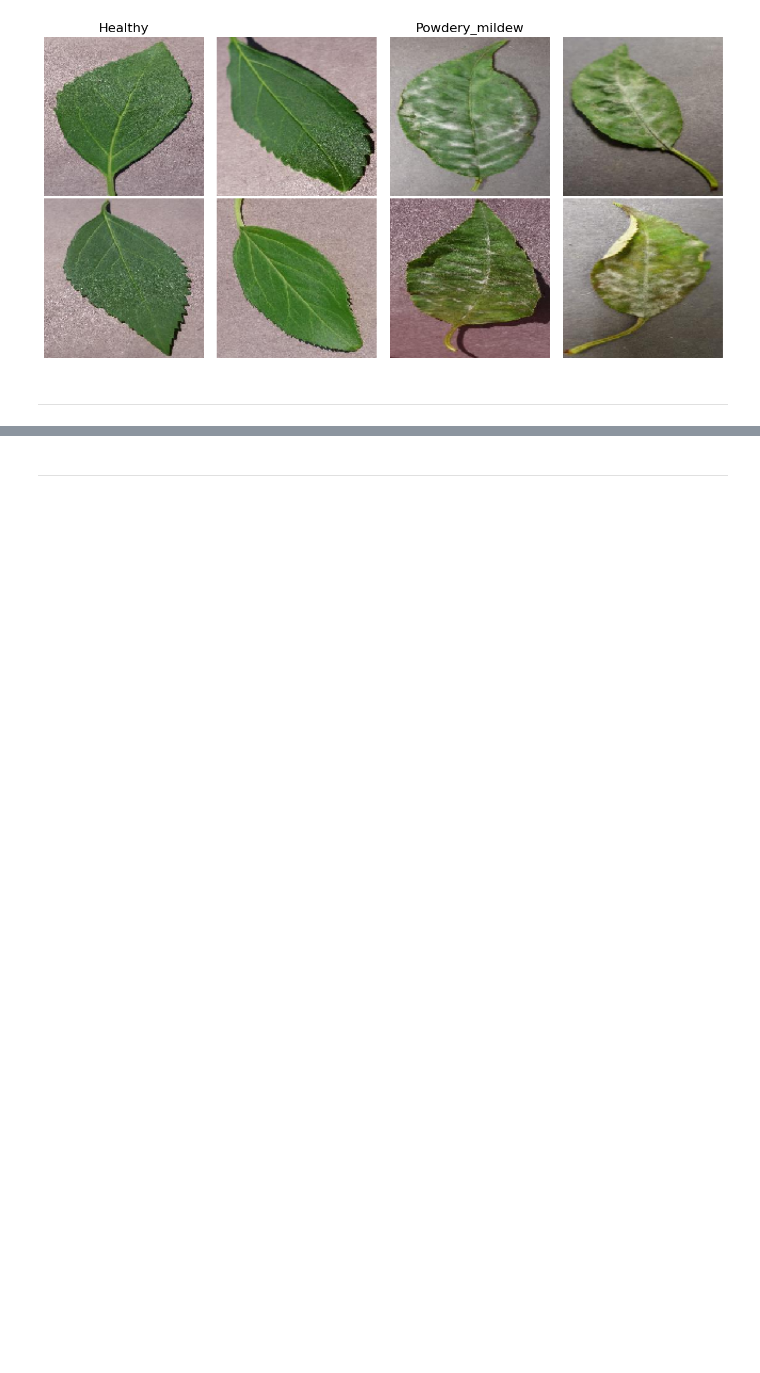
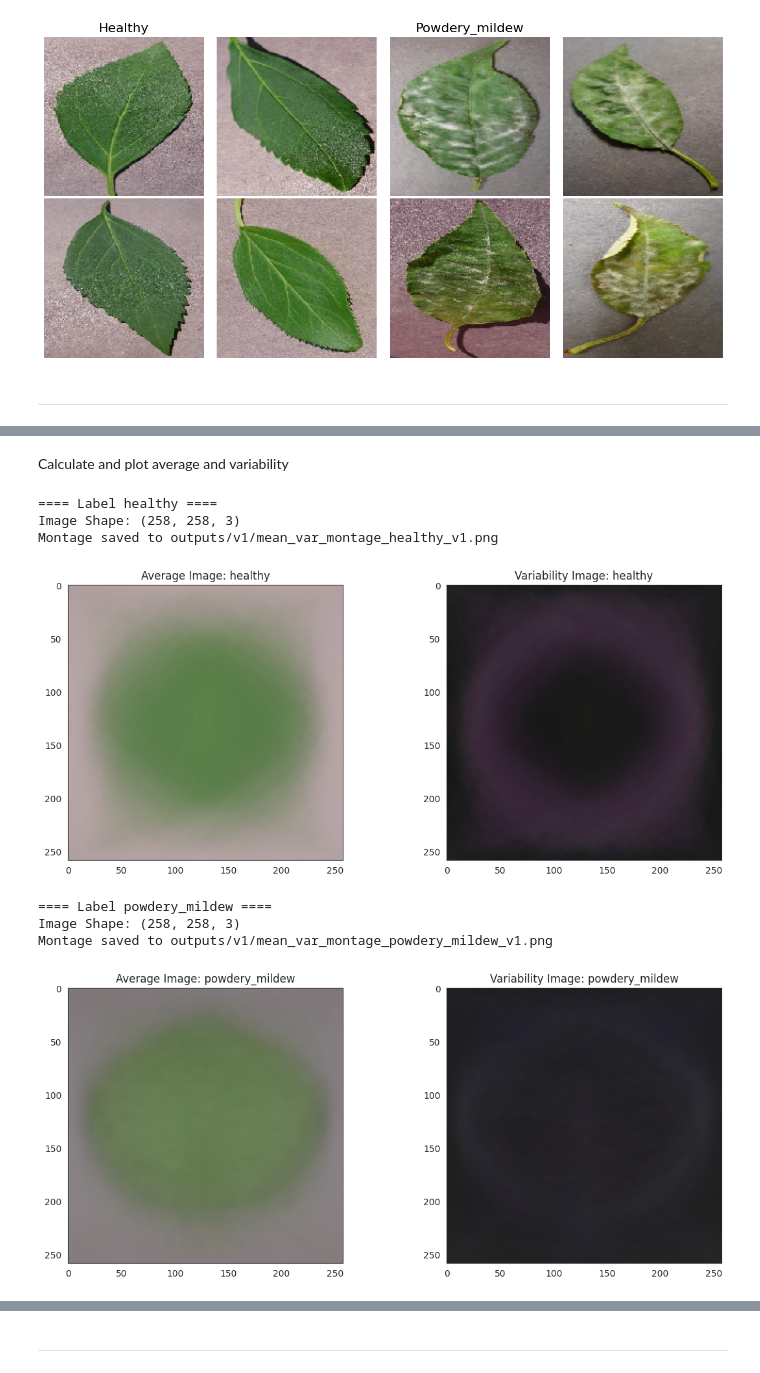
Before and after one commit to Annytomica/cherry-mildew-detector, a Jupyter notebook: jupyter_notebooks/02 - Data_Visualisation.ipynb, the cells around one changed output, grey strips where cells are left out. Saved outputs shown, nothing was run; the diff lists cells and outputs as text; code cells hidden in the pictures; blank space fills up the shorter version.

Commit message:
feat(visualisation): Initial average and variability study

```diff
--- a/jupyter_notebooks/02 - Data_Visualisation.ipynb
+++ b/jupyter_notebooks/02 - Data_Visualisation.ipynb
@@ -168,0 +188,29 @@ Section 2 content
+# %%
+
+def load_images(my_data_dir, new_size=(50, 50), n_images_per_label=None):
+    """
+    Loads and preprocesses images from a directory into arrays.
+    Parameters:
+        my_data_dir (str): Path to the directory containing label subfolders.
+        new_size (tuple): Tuple of (height, width) to resize images.
+        n_images_per_label (int): Limit the number of images per label.
+    Returns:
+        X (numpy array): Array of image data with shape (n_samples, height, width, channels).
+        y (numpy array): Array of corresponding labels.
+    """
+    X, y = [], []
+
+    for label in labels:
+        counter = 0
+        for image_filename in os.listdir(f"{my_data_dir}/{label}"):
+            if n_images_per_label is None or counter < n_images_per_label:
+                # Load and resize the image
+                img = image.load_img(f"{my_data_dir}/{label}/{image_filename}", target_size=new_size)
+                img_array = image.img_to_array(img) / 255.0  # Normalize pixel values to [0, 1]
+
+                # Append image data and label
+                X.append(img_array)
+                y.append(label)
+                counter += 1
+
+    return np.array(X), np.array(y)
@@ -168,0 +265,4 @@ Section 2 content
+# %%
+mean_var_path = test_data_dir
+# Target image dimensions - could also use image size .pkl file
+image_shape = (258, 258, 3)
@@ -168,0 +276,15 @@ Section 2 content
+# %%
+X, y = load_images(my_data_dir=mean_var_path, new_size=image_shape[:2], n_images_per_label=500)
+# %% [markdown]
+Calculate and plot average and variability
+# %%
+calculate_mean_and_variability(X, y, file_path=file_path)
+# %% [output]
+==== Label healthy ====
+Image Shape: (258, 258, 3)
+Montage saved to outputs/v1/mean_var_montage_healthy_v1.png
+[figure, added]
+==== Label powdery_mildew ====
+Image Shape: (258, 258, 3)
+Montage saved to outputs/v1/mean_var_montage_powdery_mildew_v1.png
+[figure, added]
```
Also changed, not shown: parts of 16 cells of this notebook, 2 other files.
